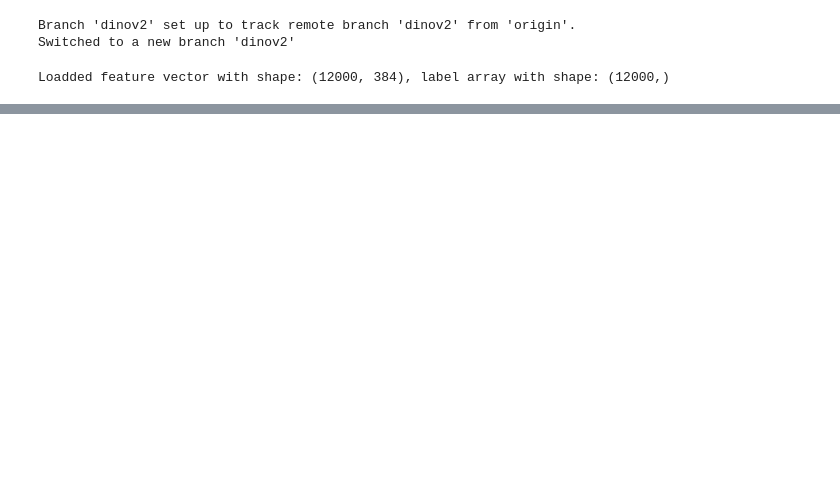
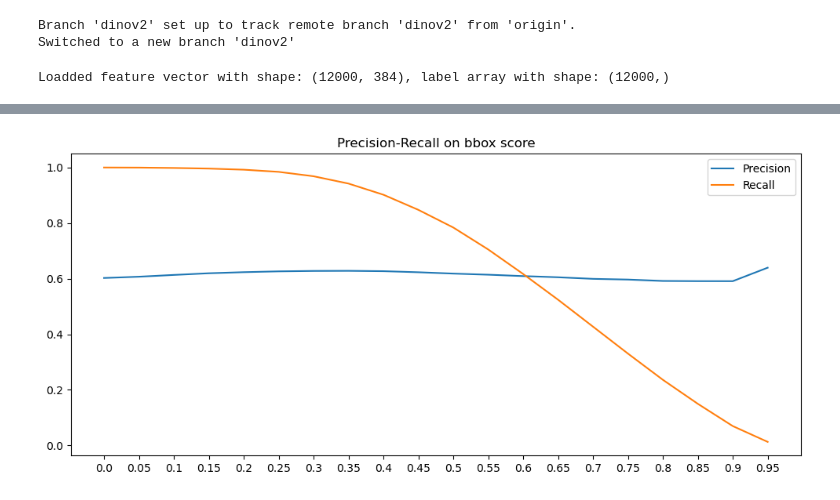
Before and after one commit to uonat/SS2023_DI-Lab_Precitaste, a Jupyter notebook: notebooks/Vith_Dino_Knn/3-vith-dino-knn.ipynb, the cells around one changed output, grey strips where cells are left out. Saved outputs shown, nothing was run; the diff lists cells and outputs as text; code cells hidden in the pictures; blank space fills up the shorter version.

```diff
--- a/notebooks/Vith_Dino_Knn/3-vith-dino-knn.ipynb
+++ b/notebooks/Vith_Dino_Knn/3-vith-dino-knn.ipynb
@@ -259 +260,18 @@ Class: 9_puffed_food: Recall: 0.832861 Precision: 0.628205
 Evaluating each image...
+# %%
+train_pred_objects = read_pred_objects_json("/kaggle/input/di-lab-idea2-artifacts/Idea2-Files/Dino/vith_res_train_processed_pred_objects_2.json")
+
+classified_pred_objects = []
+
+for pred_object in tqdm(train_pred_objects):
+
+    if pred_object.pred_features is not None:
+
+        predicted_label = knn.predict_sample(pred_object.pred_features)
+        predicted_sub_class = knn.label_to_class[predicted_label[0]]
+        knn_mean_dist = knn.get_mean_dist_neighbors(pred_object.pred_features, predicted_label)
+
+        pred_object.add_classification_res(predicted_sub_class, knn_mean_dist[0])
+        classified_pred_objects.append(pred_object)
+
+classified_per_image_objects = get_pred_objects_per_image(classified_pred_objects)
@@ -259,0 +317,21 @@ Evaluating each image...
+# %%
+precisions = []
+recalls = []
+metric_df = pd.DataFrame(all_image_stats)
+for th in np.linspace(0.0, 0.95, 20):
+    filtered_df = metric_df[metric_df['TH'] == th]
+    mean_precision = filtered_df['Precision'].mean()
+    mean_recall = filtered_df['Recall'].mean()
+    precisions.append(mean_precision)
+    recalls.append(mean_recall)
+# %%
+import matplotlib.pyplot as plt
+plt.figure(figsize=(12,5))
+plt.xticks(ticks=np.arange(0, 20), labels=[np.round(i,2) for i in np.linspace(0.0, 0.95, 20)])
+plt.plot(precisions, label='Precision')
+plt.plot(recalls, label='Recall')
+plt.title('Precision-Recall on bbox score')
+plt.legend()
+plt.show()
+# %% [output]
+[figure, added]
```
Also changed, not shown: parts of 29 cells of this notebook, 1 other file.
